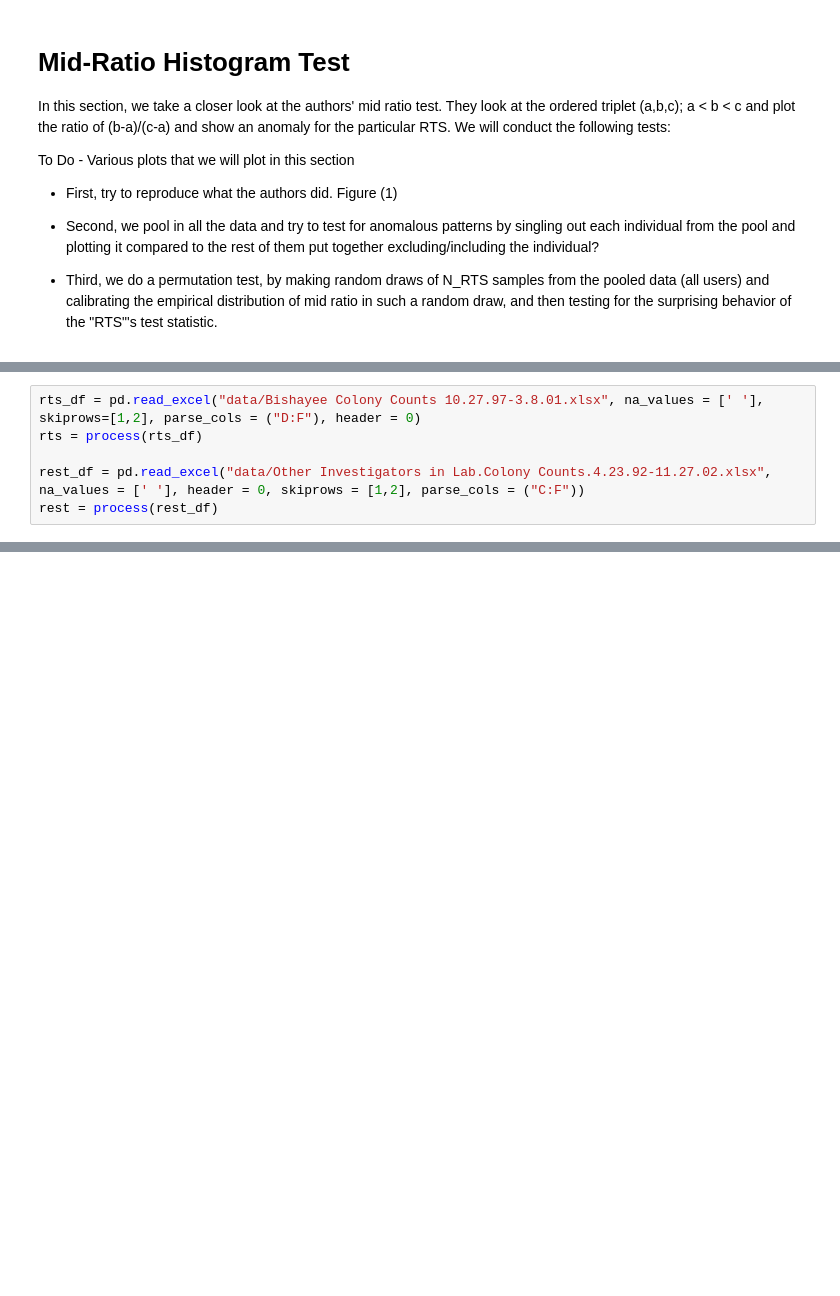
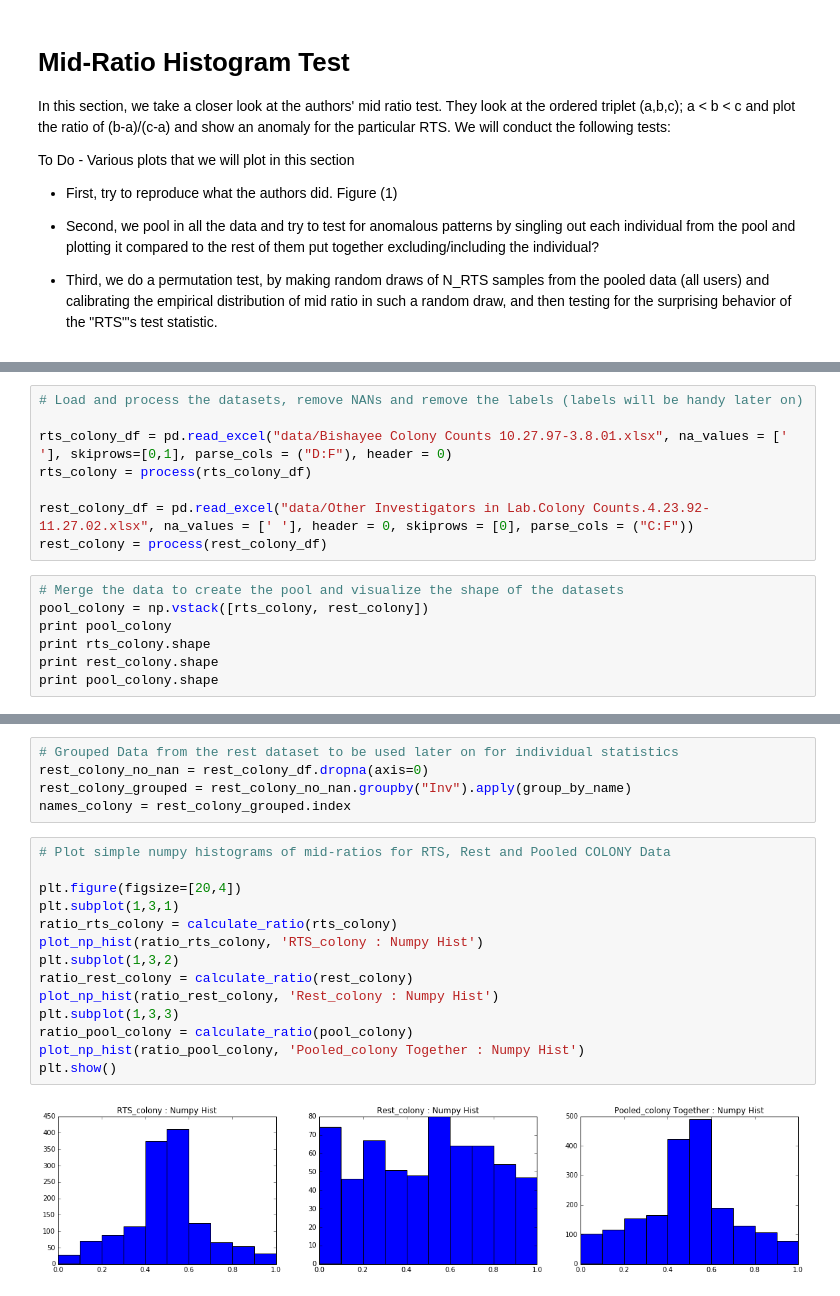
Before and after one commit to ianno/science_review, a Jupyter notebook: Raaz - Mid Ratio.ipynb, the cells around one changed output, grey strips where cells are left out. Cells and saved outputs as stored; diff of their text form; blank space fills up the shorter version.

Commit message:
adding lab3 files and my mid ratio file

```diff
--- a/Raaz - Mid Ratio.ipynb
+++ b/Raaz - Mid Ratio.ipynb
@@ -74,6 +83,15 @@ def plot_my_histogram(v, s='Title', show=False):
 # %%
-rts_df = pd.read_excel("data/Bishayee Colony Counts 10.27.97-3.8.01.xlsx", na_values = [' '], skiprows=[1,2], parse_cols = ("D:F"), header = 0)
-rts = process(rts_df)
+# Load and process the datasets, remove NANs and remove the labels (labels will be handy later on)
 
-rest_df = pd.read_excel("data/Other Investigators in Lab.Colony Counts.4.23.92-11.27.02.xlsx", na_values = [' '], header = 0, skiprows = [1,2], parse_cols = ("C:F"))
-rest = process(rest_df)
+rts_colony_df = pd.read_excel("data/Bishayee Colony Counts 10.27.97-3.8.01.xlsx", na_values = [' '], skiprows=[0,1], parse_cols = ("D:F"), header = 0)
+rts_colony = process(rts_colony_df)
+
+rest_colony_df = pd.read_excel("data/Other Investigators in Lab.Colony Counts.4.23.92-11.27.02.xlsx", na_values = [' '], header = 0, skiprows = [0], parse_cols = ("C:F"))
+rest_colony = process(rest_colony_df)
+# %%
+# Merge the data to create the pool and visualize the shape of the datasets
+pool_colony = np.vstack([rts_colony, rest_colony])
+print pool_colony
+print rts_colony.shape
+print rest_colony.shape
+print pool_colony.shape
@@ -79,0 +109,21 @@ rest = process(rest_df)
+# %%
+# Grouped Data from the rest dataset to be used later on for individual statistics
+rest_colony_no_nan = rest_colony_df.dropna(axis=0)
+rest_colony_grouped = rest_colony_no_nan.groupby("Inv").apply(group_by_name)
+names_colony = rest_colony_grouped.index
+# %%
+# Plot simple numpy histograms of mid-ratios for RTS, Rest and Pooled COLONY Data
+
+plt.figure(figsize=[20,4])
+plt.subplot(1,3,1)
+ratio_rts_colony = calculate_ratio(rts_colony)
+plot_np_hist(ratio_rts_colony, 'RTS_colony : Numpy Hist')
+plt.subplot(1,3,2)
+ratio_rest_colony = calculate_ratio(rest_colony)
+plot_np_hist(ratio_rest_colony, 'Rest_colony : Numpy Hist')
+plt.subplot(1,3,3)
+ratio_pool_colony = calculate_ratio(pool_colony)
+plot_np_hist(ratio_pool_colony, 'Pooled_colony Together : Numpy Hist')
+plt.show()
+# %% [output]
+[figure, added]
```
Also changed, not shown: parts of 19 cells of this notebook, 3 other files.
